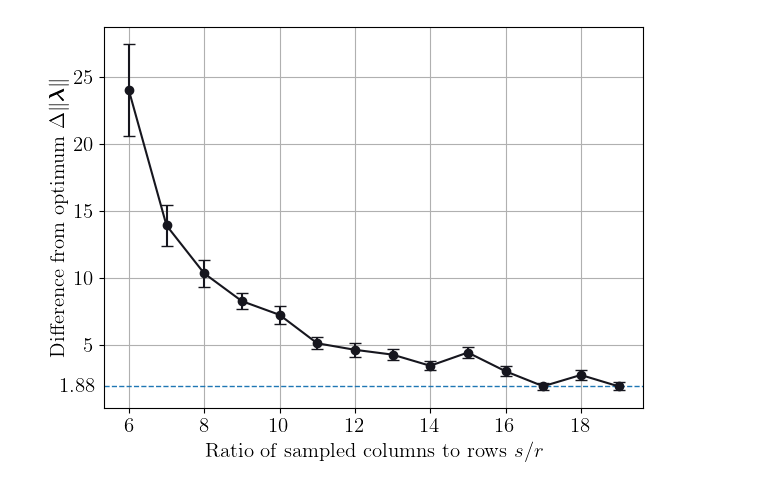
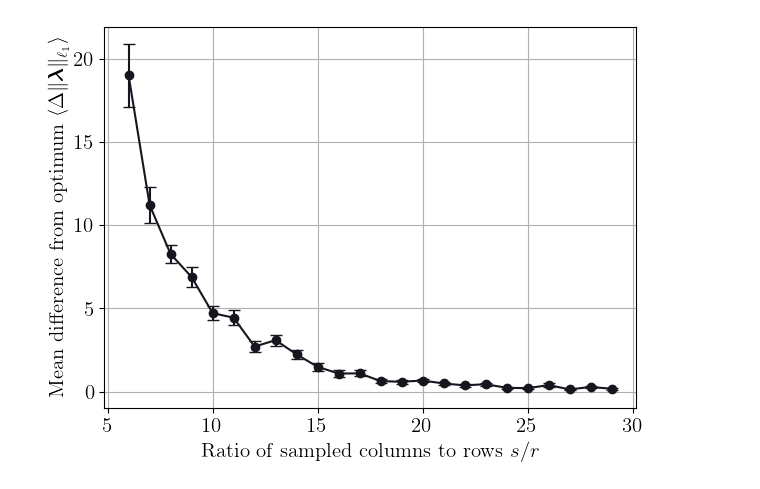
Before and after one commit to ozgunkum/fermionic-hamiltonian-engineering, a Jupyter notebook: Efficient_relaxation/relaxation_vs_optimal.ipynb, the cells around one changed output. Saved outputs shown, nothing was run; the diff lists cells and outputs as text; code cells hidden in the pictures.

Commit message:
better efficient relaxation plots

```diff
--- a/Efficient_relaxation/relaxation_vs_optimal.ipynb
+++ b/Efficient_relaxation/relaxation_vs_optimal.ipynb
@@ -161,8 +161,8 @@ def random_hamiltonian_coef(R, magnitude=10):
     r = magnitude * np.sqrt(np.random.rand(R))
     return r * np.exp(1j * theta)
 # %%
-def delta_times(L = 10 , shots = 50):
-    ratios = np.arange(6,20,1,dtype=int)
+def delta_times(L = 8 , shots = 50):
+    ratios = np.arange(6,30,1,dtype=int)
 
     R = L-1
     rows = one_dim_chain_row_labels(R,L)
@@ -193,4 +193,5 @@ def delta_times(L = 10 , shots = 50):
 
             x += 1
         q_times[j] = np.array(q_times[j])
+        delta_times[j] = np.array(delta_times[j])
     return q_times, opt_times, delta_times
@@ -202,29 +198,31 @@ for j in range(len(deltatimes)):
-# %%
-deltameans = [x.mean() for x in deltatimes]
-stdmeans = [x.std(ddof=1) for x in deltatimes]
-semmeans = stdmeans/ np.sqrt(np.array([len(x) for x in deltatimes]))
-ratios = np.arange(6,20,1,dtype=int)
-
-cmap = plt.get_cmap("bone")
-colors = cmap(np.linspace(0.6, 0.1, 4))
-
-plt.figure()
-
-y0 = deltameans[-1]
-plt.axhline(y=y0, linestyle='--', linewidth=1)
-
-ax = plt.gca()
-ax.annotate(f"{y0:.3g}",
-            xy=(0, y0), xycoords=('axes fraction', 'data'),
-            xytext=(-6, 0), textcoords='offset points',
-            ha='right', va='center')
-plt.errorbar(ratios, deltameans, yerr = semmeans,fmt='o-', color = colors[3], capsize=4)
-# plt.axhline(y=deltameans[-1], linestyle='--', linewidth=1,label = deltameans[-1])
-plt.xlabel(r"Ratio of sampled columns to rows $s/r$")
-plt.ylabel(r"Difference from optimum $\Delta\|\boldsymbol{\lambda}\|_1$")
-plt.tight_layout()
-plt.grid()
-plt.savefig("relax_vs_optimal.pdf",bbox_inches = 'tight', dpi =300, format ='pdf')
-plt.show()
-# %% [output]
-[figure, removed]
+# %%
+qtimes,opttimes,deltatimes = delta_times(shots=100)
+# %%
+deltameans = [x.mean() for x in deltatimes]
+stdmeans = [x.std(ddof=1) for x in deltatimes]
+semmeans = stdmeans/ np.sqrt(np.array([len(x) for x in deltatimes]))
+ratios = np.arange(6,30,1,dtype=int)
+
+cmap = plt.get_cmap("bone")
+colors = cmap(np.linspace(0.6, 0.1, 4))
+
+plt.figure()
+
+# y0 = deltameans[-1]
+# plt.axhline(y=y0, linestyle='--', linewidth=1)
+
+# ax = plt.gca()
+# ax.annotate(f"{y0:.3g}",
+#             xy=(0, y0), xycoords=('axes fraction', 'data'),
+#             xytext=(-6, 0), textcoords='offset points',
+#             ha='right', va='center')
+plt.errorbar(ratios, deltameans, yerr = semmeans,fmt='o-', color = colors[3], capsize=4)
+# plt.axhline(y=deltameans[-1], linestyle='--', linewidth=1,label = deltameans[-1])
+plt.xlabel(r"Ratio of sampled columns to rows $s/r$")
+plt.ylabel(r"Mean difference from optimum $\langle\Delta\|\boldsymbol{\lambda}\|_{\ell_1}\rangle$")
+plt.tight_layout()
+plt.grid()
+plt.savefig("relax_vs_optimal.pdf",bbox_inches = 'tight', dpi =300, format ='pdf')
+plt.show()
+# %% [output]
+[figure, added]
```
Also changed, not shown: parts of 3 cells of this notebook.
